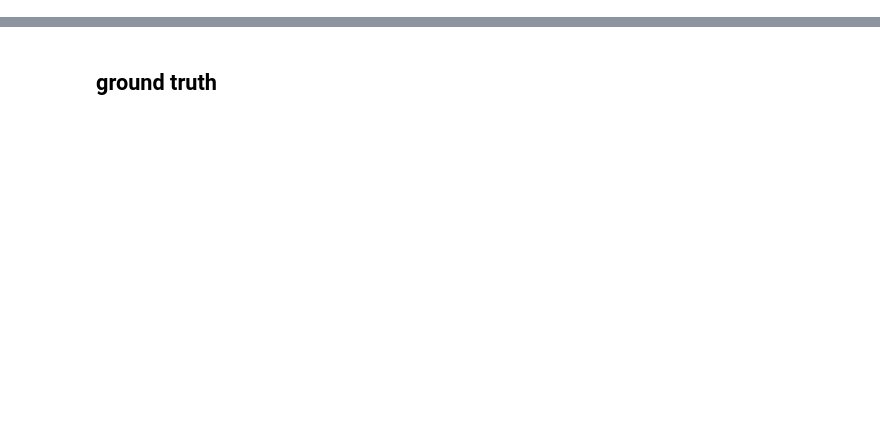
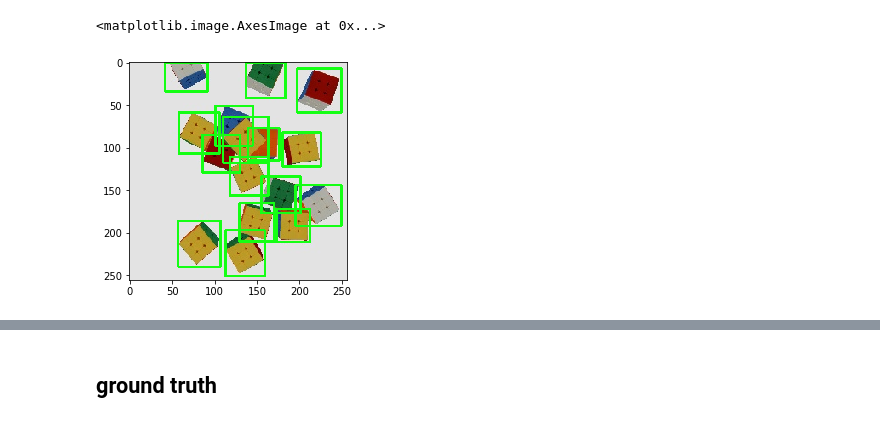
Before and after one commit to Tung-I/FRCNN, a Jupyter notebook: ycb2d_ft.ipynb, the cells around one changed output, grey strips where cells are left out. Saved outputs shown, nothing was run; the diff lists cells and outputs as text; code cells hidden in the pictures; blank space fills up the shorter version.

```diff
--- a/ycb2d_ft.ipynb
+++ b/ycb2d_ft.ipynb
@@ -14,0 +46,19 @@ from pycocotools.coco import COCO
+# %%
+coco_json_path = '/home/tony/datasets/YCB2D/annotations/instances_finetune20.json'
+with open(coco_json_path, 'r') as f:
+    data = json.load(f)
+# %%
+im_id = 1012
+cls = 1
+im_dir = '/home/tony/YCB_simulation/query/images'
+im = cv2.imread(os.path.join(im_dir, str(im_id).zfill(6)+'.jpg'))
+boxes = []
+for ann in data['annotations']:
+    if ann['image_id'] == im_id:
+        boxes.append(ann['bbox'])
+boxes = np.asarray(boxes)
+plot_coco_box(im, boxes, thres=None)
+plt.imshow(im[:, :, ::-1])
+# %% [output]
+<matplotlib.image.AxesImage at 0x...>
+[figure, added]
```
Also changed, not shown: parts of 9 cells of this notebook, 8 other files.
